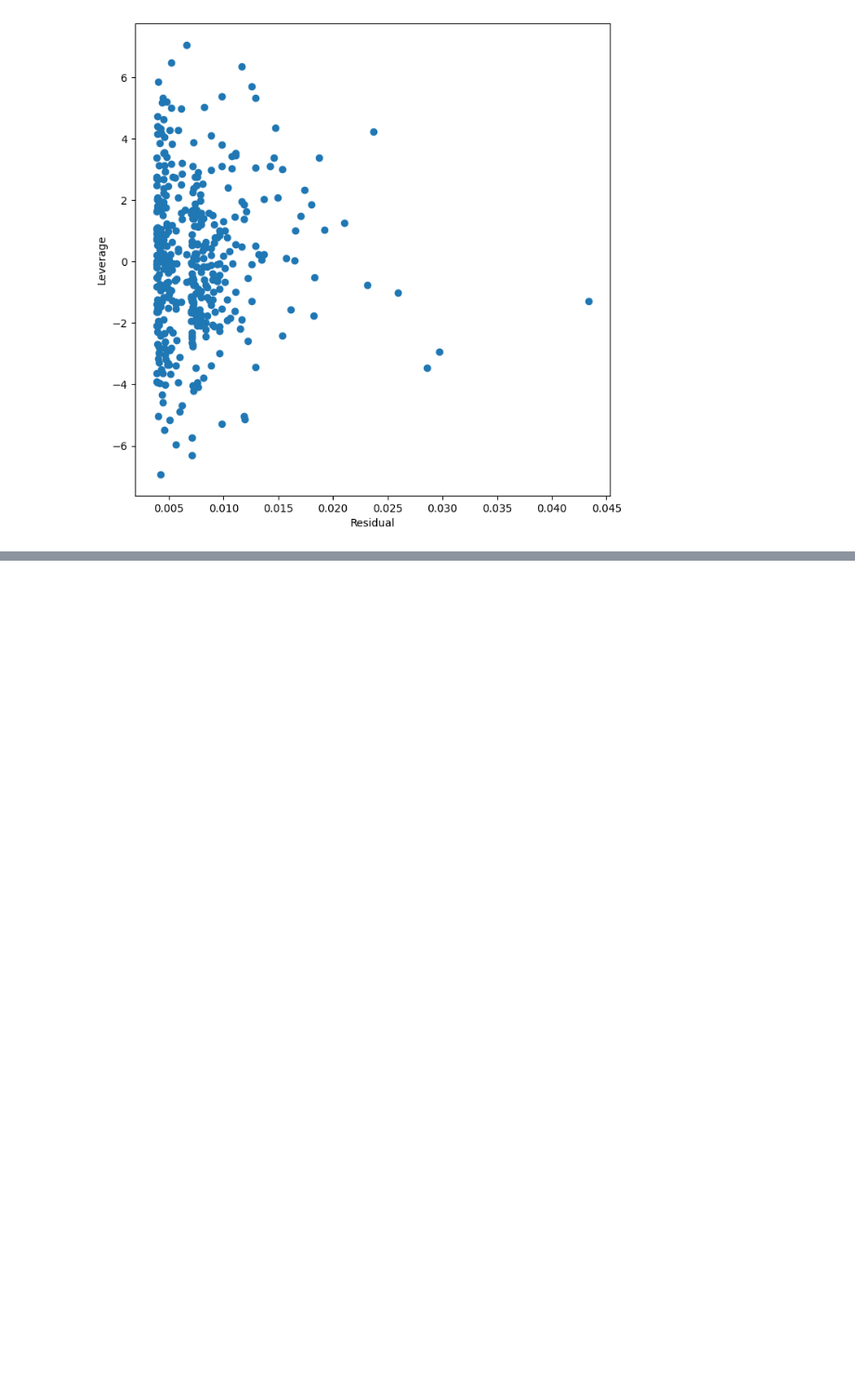
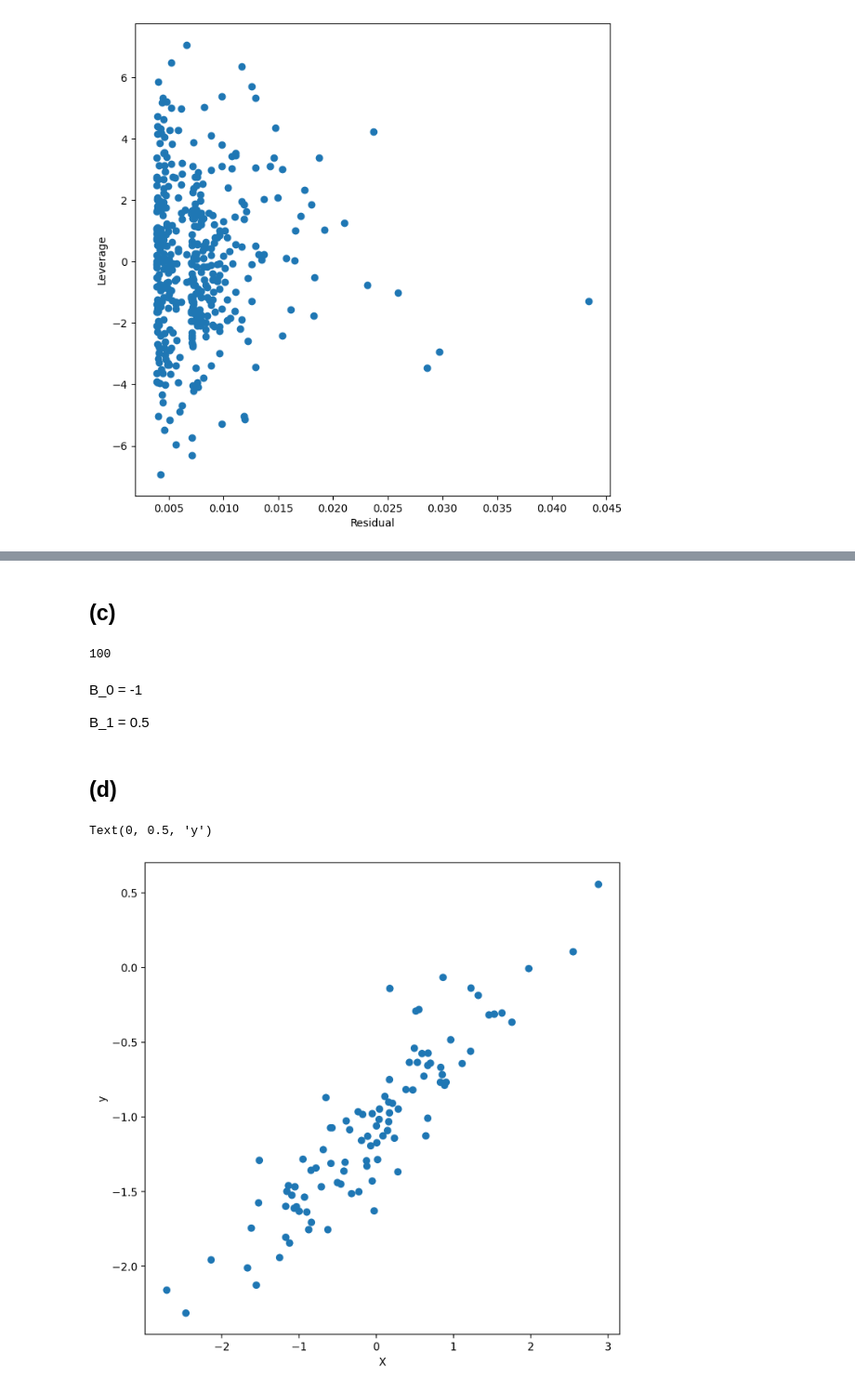
Before and after one commit to Adarsh0047/Introduction-to-Statistical-Learning-With-Python, a Jupyter notebook: Chapter 3/Applied_Exercises.ipynb, the cells around one changed output, grey strips where cells are left out. Shown at 93% size. Saved outputs shown, nothing was run; the diff lists cells and outputs as text; code cells hidden in the pictures; blank space fills up the shorter version.

```diff
--- a/Chapter 3/Applied_Exercises.ipynb
+++ b/Chapter 3/Applied_Exercises.ipynb
@@ -365,0 +417,2 @@ np.argmax(leverage_points.hat_matrix_diag)
+# %%
+rng = np.random.default_rng(1)
@@ -365,0 +421,2 @@ np.argmax(leverage_points.hat_matrix_diag)
+# %%
+X = rng.normal(loc=0, scale=1, size=100)
@@ -365,0 +425,24 @@ np.argmax(leverage_points.hat_matrix_diag)
+# %%
+eps = rng.normal(loc=0, scale=0.25, size=100)
+# %% [markdown]
+## (c)
+# %%
+Y = -1 + (0.5 * X) + eps
+# %%
+len(Y)
+# %% [output]
+100
+# %% [markdown]
+B_0 = -1
+
+B_1 = 0.5
+# %% [markdown]
+## (d)
+# %%
+ax = subplots(figsize=(8, 8), dpi=200)[1]
+ax.scatter(X, Y)
+ax.set_xlabel("X")
+ax.set_ylabel("y")
+# %% [output]
+Text(0, 0.5, 'y')
+[figure, added]
```
Also changed, not shown: parts of 70 cells of this notebook.
